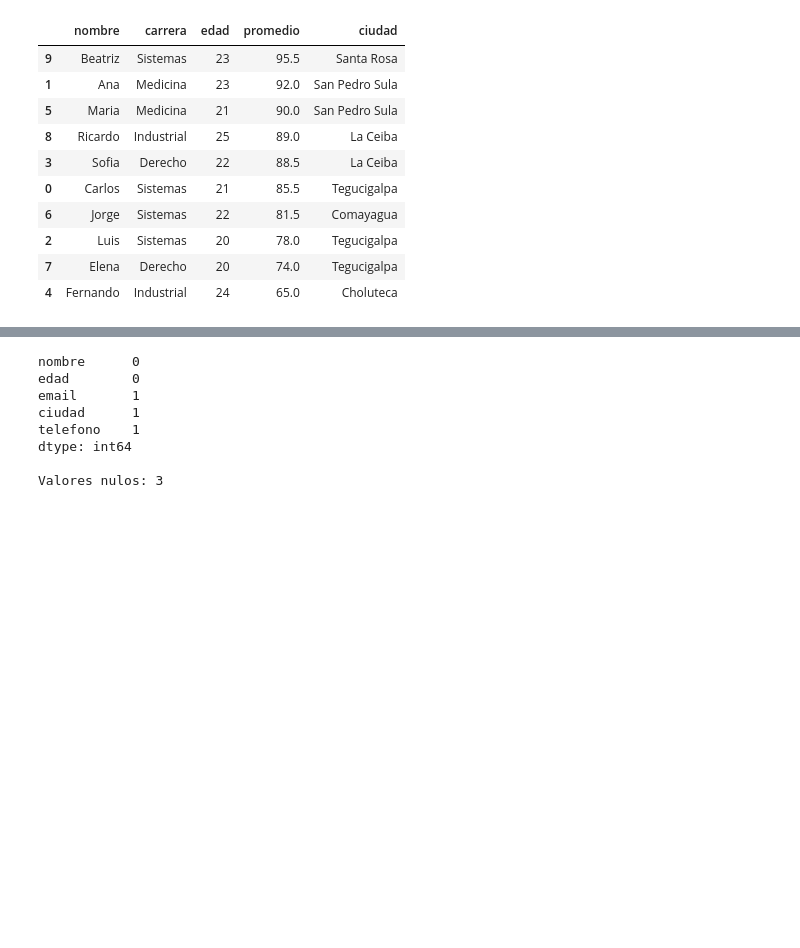
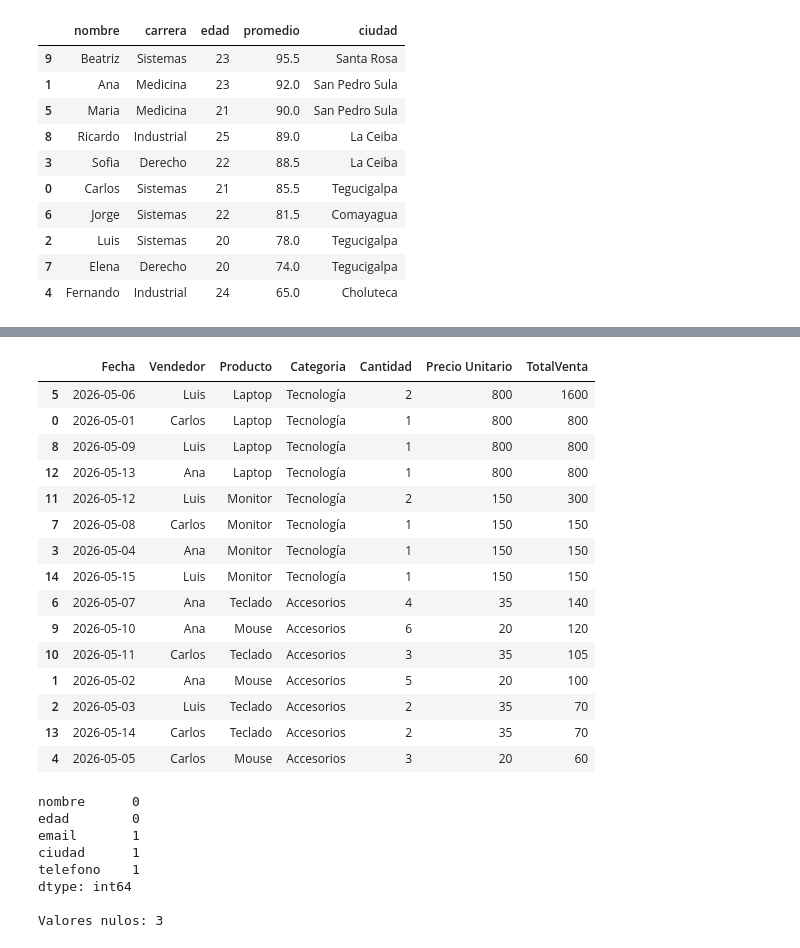
Before and after one commit to tommysvs/big-data, a Jupyter notebook: notebooks/assignments/TommyVega_PracticaPython.ipynb, the cells around one changed output, grey strips where cells are left out. Drawn from its saved outputs; the diff is of its cells as text; code cells hidden in the pictures; blank space fills up the shorter version.

```diff
--- a/notebooks/assignments/TommyVega_PracticaPython.ipynb
+++ b/notebooks/assignments/TommyVega_PracticaPython.ipynb
@@ -480,3 +480,56 @@ El promedio general de todos los estudiantes es: 83.90
 | 4 | Fernando | Industrial | 24 | 65.0 | Choluteca |
 # %%
 # Ejercicio 17: Análisis de ventas con pandas
+
+import pandas as pd
+
+# Creamos las 15 ventas
+datos_ventas = {
+    'Fecha': ['2026-05-01', '2026-05-02', '2026-05-03', '2026-05-04', '2026-05-05',
+              '2026-05-06', '2026-05-07', '2026-05-08', '2026-05-09', '2026-05-10',
+              '2026-05-11', '2026-05-12', '2026-05-13', '2026-05-14', '2026-05-15'],
+    'Vendedor': ['Carlos', 'Ana', 'Luis', 'Ana', 'Carlos',
+                 'Luis', 'Ana', 'Carlos', 'Luis', 'Ana',
+                 'Carlos', 'Luis', 'Ana', 'Carlos', 'Luis'],
+    'Producto': ['Laptop', 'Mouse', 'Teclado', 'Monitor', 'Mouse',
+                 'Laptop', 'Teclado', 'Monitor', 'Laptop', 'Mouse',
+                 'Teclado', 'Monitor', 'Laptop', 'Teclado', 'Monitor'],
+    'Categoria': ['Tecnología', 'Accesorios', 'Accesorios', 'Tecnología', 'Accesorios',
+                  'Tecnología', 'Accesorios', 'Tecnología', 'Tecnología', 'Accesorios',
+                  'Accesorios', 'Tecnología', 'Tecnología', 'Accesorios', 'Tecnología'],
+    'Cantidad': [1, 5, 2, 1, 3, 2, 4, 1, 1, 6, 3, 2, 1, 2, 1],
+    'Precio Unitario': [800, 20, 35, 150, 20, 800, 35, 150, 800, 20, 35, 150, 800, 35, 150]
+}
+
+# Convertimos los datos en una tabla
+df = pd.DataFrame(datos_ventas)
+
+
+df
+
+
+df['TotalVenta'] = df['Cantidad'] * df['Precio Unitario']
+
+
+df
+
+
+print("Total vendido por vendedor")
+total_por_vendedor = df.groupby('Vendedor')['TotalVenta'].sum()
+print(total_por_vendedor)
+print("\n")
+
+print("Producto más vendido")
+producto_mas_vendido = df.groupby('Producto')['Cantidad'].sum().idxmax()
+print(f"El producto del que se vendieron más unidades es: {producto_mas_vendido}")
+print("\n")
+
+print("Categoría con mayor ingreso")
+categoria_mayor_ingreso = df.groupby('Categoria')['TotalVenta'].sum().idxmax()
+print(f"La categoría que generó más dinero es: {categoria_mayor_ingreso}")
+print("\n")
+
+print("Ventas ordenadas de mayor a menor")
+df_ordenado = df.sort_values(by='TotalVenta', ascending=False)
+df_ordenado
+# %% [output]
@@ -483,2 +553,18 @@ El promedio general de todos los estudiantes es: 83.90
+|  | Fecha | Vendedor | Producto | Categoria | Cantidad | Precio Unitario | TotalVenta |
+| 5 | 2026-05-06 | Luis | Laptop | Tecnología | 2 | 800 | 1600 |
+| 0 | 2026-05-01 | Carlos | Laptop | Tecnología | 1 | 800 | 800 |
+| 8 | 2026-05-09 | Luis | Laptop | Tecnología | 1 | 800 | 800 |
+| 12 | 2026-05-13 | Ana | Laptop | Tecnología | 1 | 800 | 800 |
+| 11 | 2026-05-12 | Luis | Monitor | Tecnología | 2 | 150 | 300 |
+| 7 | 2026-05-08 | Carlos | Monitor | Tecnología | 1 | 150 | 150 |
+| 3 | 2026-05-04 | Ana | Monitor | Tecnología | 1 | 150 | 150 |
+| 14 | 2026-05-15 | Luis | Monitor | Tecnología | 1 | 150 | 150 |
+| 6 | 2026-05-07 | Ana | Teclado | Accesorios | 4 | 35 | 140 |
+| 9 | 2026-05-10 | Ana | Mouse | Accesorios | 6 | 20 | 120 |
+| 10 | 2026-05-11 | Carlos | Teclado | Accesorios | 3 | 35 | 105 |
+| 1 | 2026-05-02 | Ana | Mouse | Accesorios | 5 | 20 | 100 |
+| 2 | 2026-05-03 | Luis | Teclado | Accesorios | 2 | 35 | 70 |
+| 13 | 2026-05-14 | Carlos | Teclado | Accesorios | 2 | 35 | 70 |
+| 4 | 2026-05-05 | Carlos | Mouse | Accesorios | 3 | 20 | 60 |
 # %%
 # Ejercicio 18: Limpieza de datos con pandas
```
Also changed, not shown: parts of 4 cells of this notebook.
